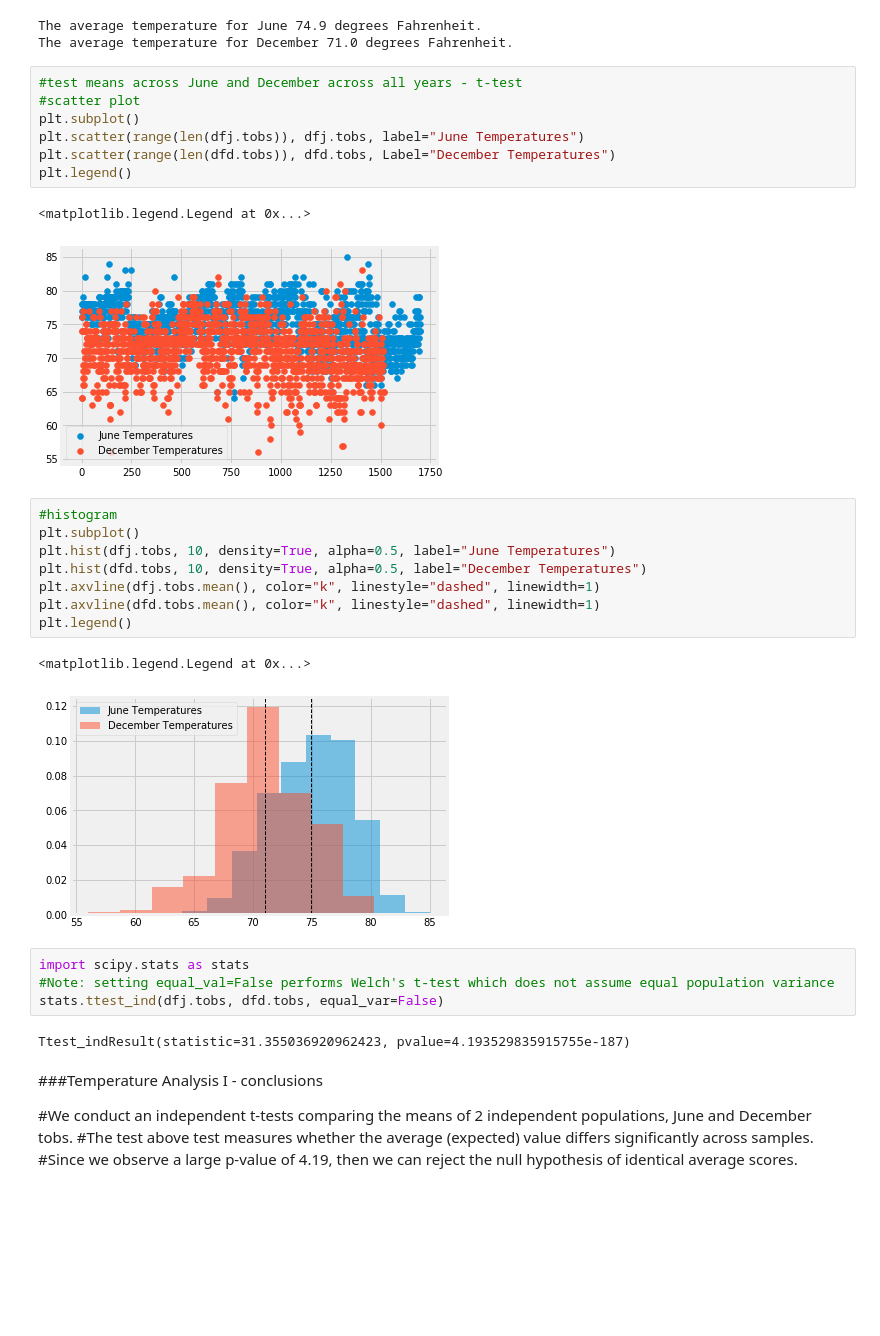
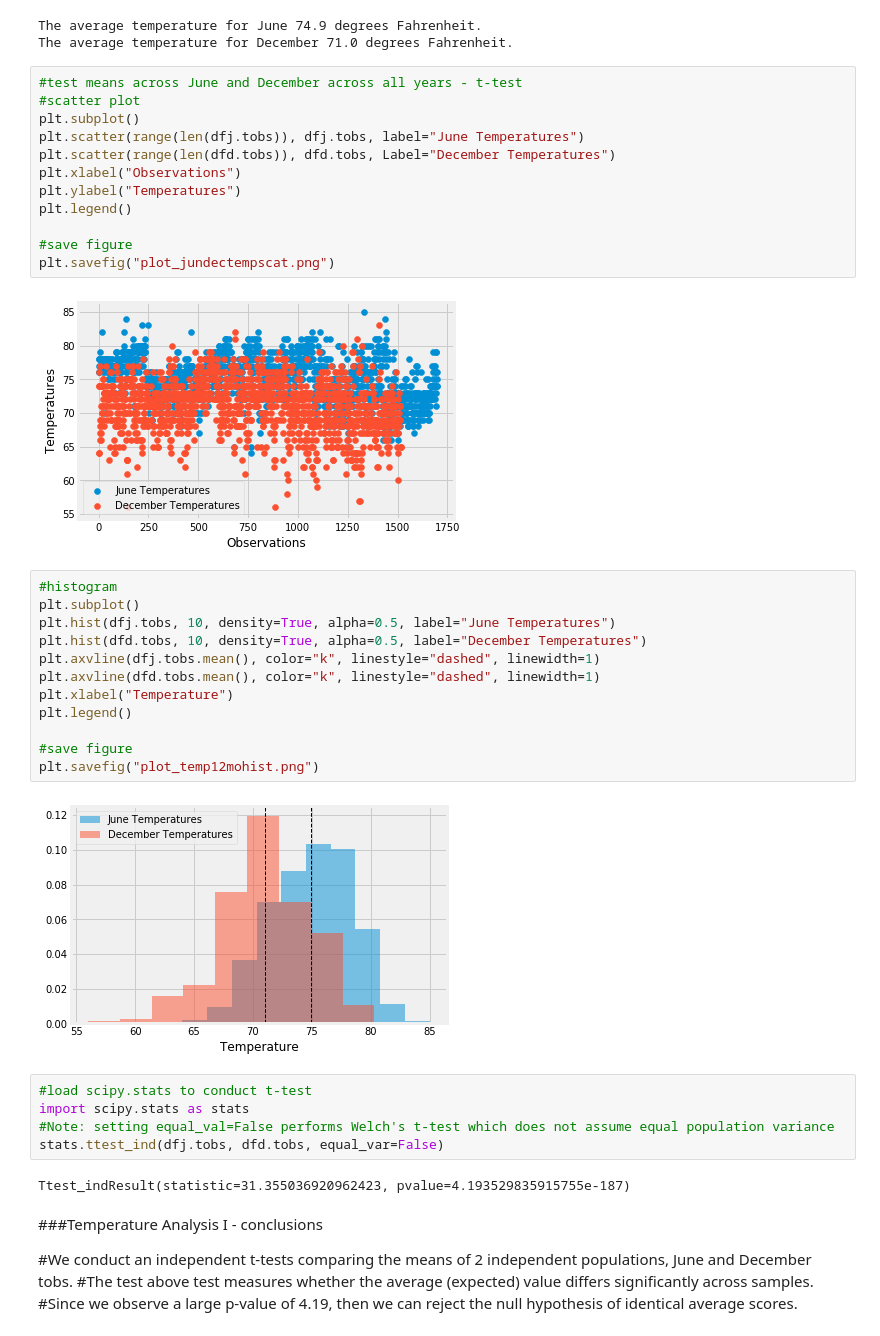
Before and after one commit to RADettmer/sqlalchemy_challenge, a Jupyter notebook: climate_starter.ipynb, the cells around one changed output. Cells and saved outputs as stored; diff of their text form; blank space fills up the shorter version.

Commit message:
updated readme charts and jupyter notebook

```diff
--- a/climate_starter.ipynb
+++ b/climate_starter.ipynb
@@ -259,22 +260,30 @@ The average temperature for December 71.0 degrees Fahrenheit.
 plt.subplot()
 plt.scatter(range(len(dfj.tobs)), dfj.tobs, label="June Temperatures")
 plt.scatter(range(len(dfd.tobs)), dfd.tobs, Label="December Temperatures")
+plt.xlabel("Observations")
+plt.ylabel("Temperatures")
 plt.legend()
+
+#save figure
+plt.savefig("plot_jundectempscat.png")
 # %% [output]
-<matplotlib.legend.Legend at 0x...>
-[figure, old version]
+[figure, new version]
 # %%
 #histogram
 plt.subplot()
 plt.hist(dfj.tobs, 10, density=True, alpha=0.5, label="June Temperatures")
 plt.hist(dfd.tobs, 10, density=True, alpha=0.5, label="December Temperatures")
 plt.axvline(dfj.tobs.mean(), color="k", linestyle="dashed", linewidth=1)
 plt.axvline(dfd.tobs.mean(), color="k", linestyle="dashed", linewidth=1)
+plt.xlabel("Temperature")
 plt.legend()
+
+#save figure
+plt.savefig("plot_temp12mohist.png")
 # %% [output]
-<matplotlib.legend.Legend at 0x...>
-[figure, old version]
+[figure, new version]
 # %%
+#load scipy.stats to conduct t-test
 import scipy.stats as stats
 #Note: setting equal_val=False performs Welch's t-test which does not assume equal population variance
 stats.ttest_ind(dfj.tobs, dfd.tobs, equal_var=False)
```
Also changed, not shown: parts of 15 cells of this notebook, 11 other files.
